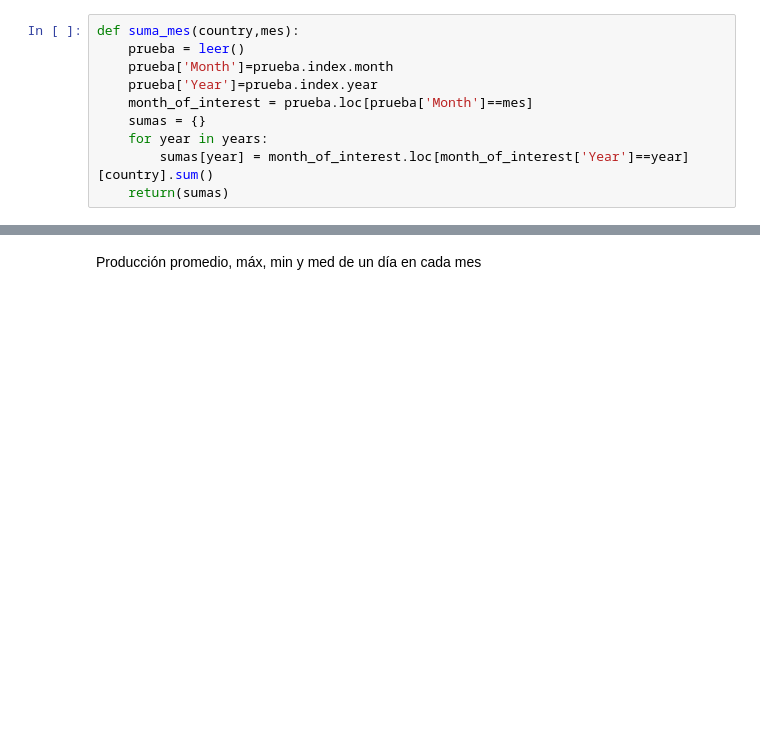
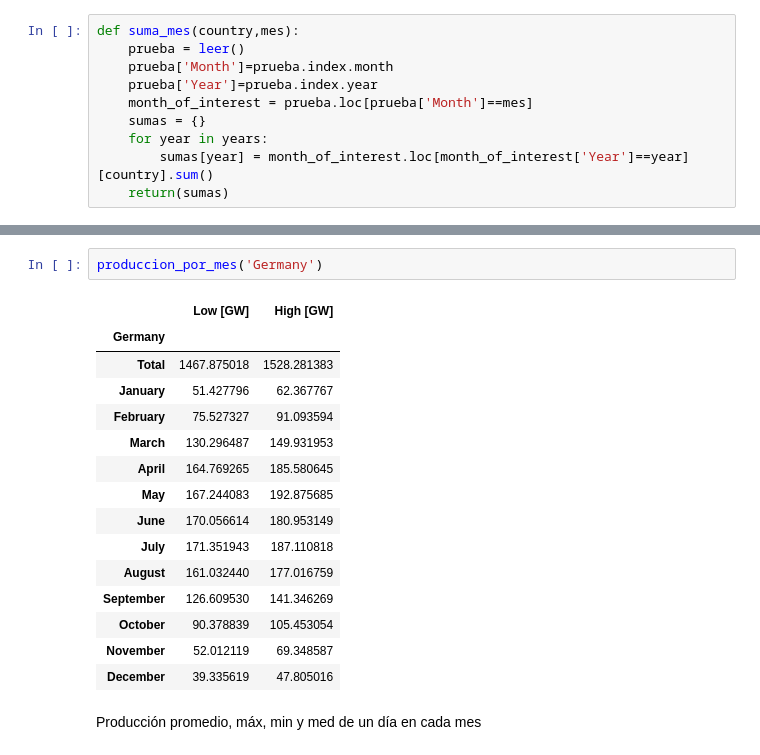
Before and after one commit to roberto-andrade22/PV_Parks_EU, a Jupyter notebook: Simulación.ipynb, the cells around one changed output, grey strips where cells are left out. Saved outputs shown, nothing was run; the diff lists cells and outputs as text; blank space fills up the shorter version.

```diff
--- a/Simulación.ipynb
+++ b/Simulación.ipynb
@@ -197,3 +229,21 @@ stats.chi2.interval(alpha = 0.05,df = )
+# %%
+produccion_por_mes('Germany')
+# %% [output]
+|  | Low [GW] | High [GW] |
+| Germany |  |  |
+| Total | 1467.875018 | 1528.281383 |
+| January | 51.427796 | 62.367767 |
+| February | 75.527327 | 91.093594 |
+| March | 130.296487 | 149.931953 |
+| April | 164.769265 | 185.580645 |
+| May | 167.244083 | 192.875685 |
+| June | 170.056614 | 180.953149 |
+| July | 171.351943 | 187.110818 |
+| August | 161.032440 | 177.016759 |
+| September | 126.609530 | 141.346269 |
+| October | 90.378839 | 105.453054 |
+| November | 52.012119 | 69.348587 |
+| December | 39.335619 | 47.805016 |
 # %% [markdown]
 Producción promedio, máx, min y med de un día en cada mes
 # %%
```
Also changed, not shown: parts of 8 cells of this notebook.
